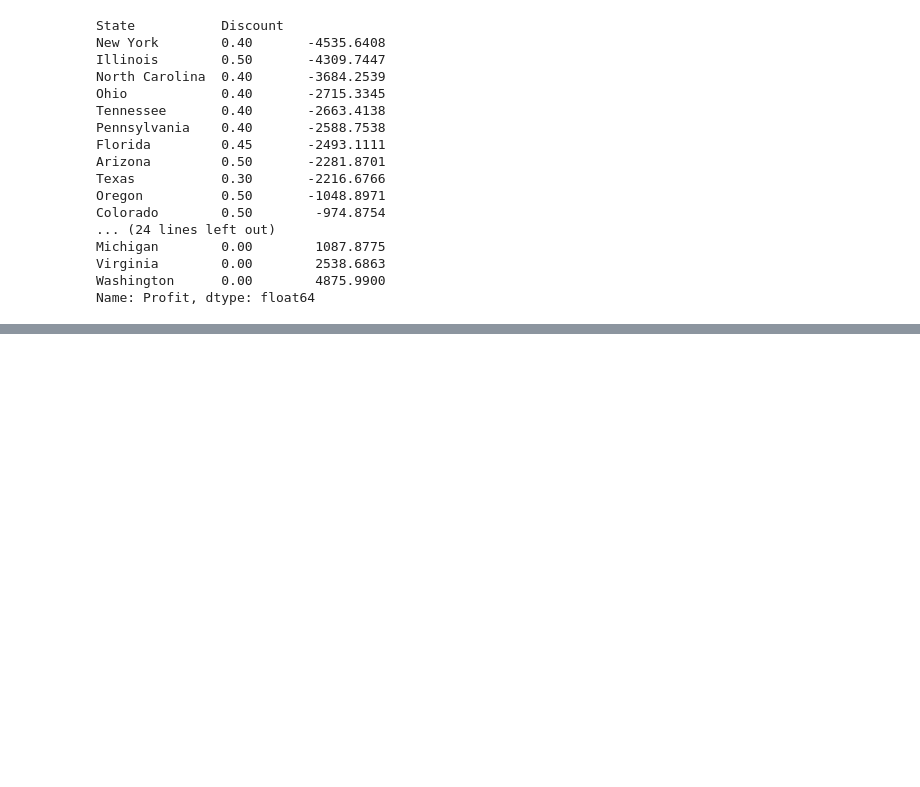
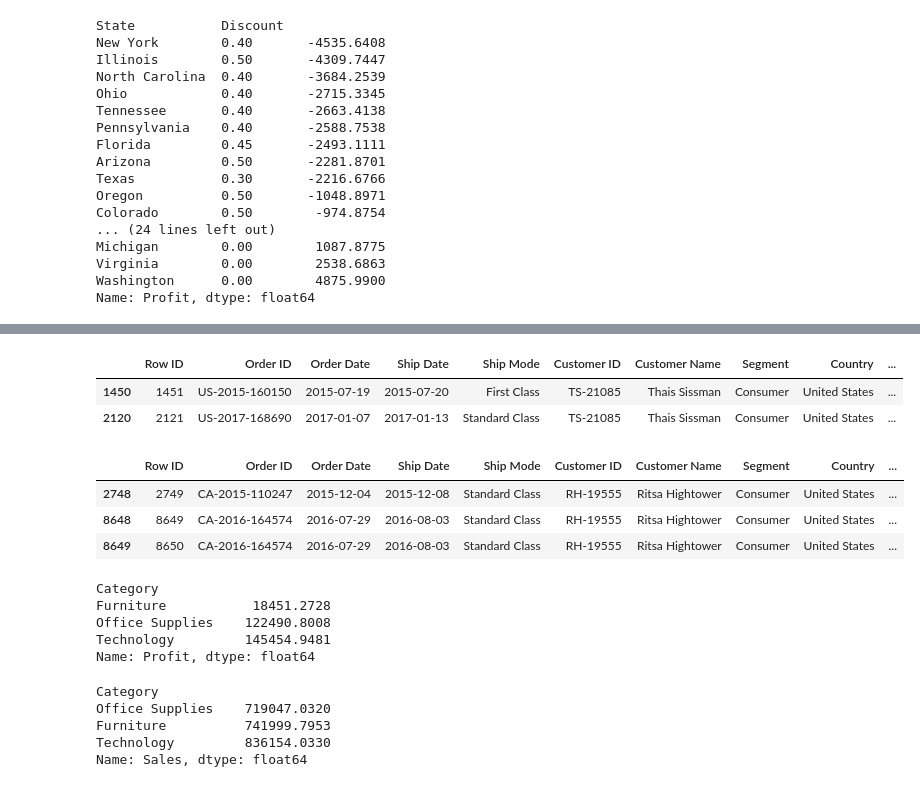
Before and after one commit to rahul-1419/RCA-Sales-Super-Store, a Jupyter notebook: RCA/RCA-Notebook.ipynb, the cells around one changed output, grey strips where cells are left out. Cells and saved outputs as stored; diff of their text form; code cells hidden in the pictures; blank space fills up the shorter version.

```diff
--- a/RCA/RCA-Notebook.ipynb
+++ b/RCA/RCA-Notebook.ipynb
@@ -302,0 +321,29 @@ df[df['Sub-Category'] == 'Tables'] \
+# %%
+df[df['Customer Name'] == 'Thais Sissman']
+# %% [output]
+|  | Row ID | Order ID | Order Date | Ship Date | Ship Mode | Customer ID | Customer Name | Segment | Country | ... |
+| 1450 | 1451 | US-2015-160150 | 2015-07-19 | 2015-07-20 | First Class | TS-21085 | Thais Sissman | Consumer | United States | ... |
+| 2120 | 2121 | US-2017-168690 | 2017-01-07 | 2017-01-13 | Standard Class | TS-21085 | Thais Sissman | Consumer | United States | ... |
+# %%
+df[df['Customer Name'] == 'Ritsa Hightower']
+# %% [output]
+|  | Row ID | Order ID | Order Date | Ship Date | Ship Mode | Customer ID | Customer Name | Segment | Country | ... |
+| 2748 | 2749 | CA-2015-110247 | 2015-12-04 | 2015-12-08 | Standard Class | RH-19555 | Ritsa Hightower | Consumer | United States | ... |
+| 8648 | 8649 | CA-2016-164574 | 2016-07-29 | 2016-08-03 | Standard Class | RH-19555 | Ritsa Hightower | Consumer | United States | ... |
+| 8649 | 8650 | CA-2016-164574 | 2016-07-29 | 2016-08-03 | Standard Class | RH-19555 | Ritsa Hightower | Consumer | United States | ... |
+# %%
+products.groupby('Category')['Profit'].sum().sort_values()
+# %% [output]
+Category
+Furniture           18451.2728
+Office Supplies    122490.8008
+Technology         145454.9481
+Name: Profit, dtype: float64
+# %%
+products.groupby('Category')['Sales'].sum().sort_values()
+# %% [output]
+Category
+Office Supplies    719047.0320
+Furniture          741999.7953
+Technology         836154.0330
+Name: Sales, dtype: float64
```
Also changed, not shown: parts of 26 cells of this notebook.
